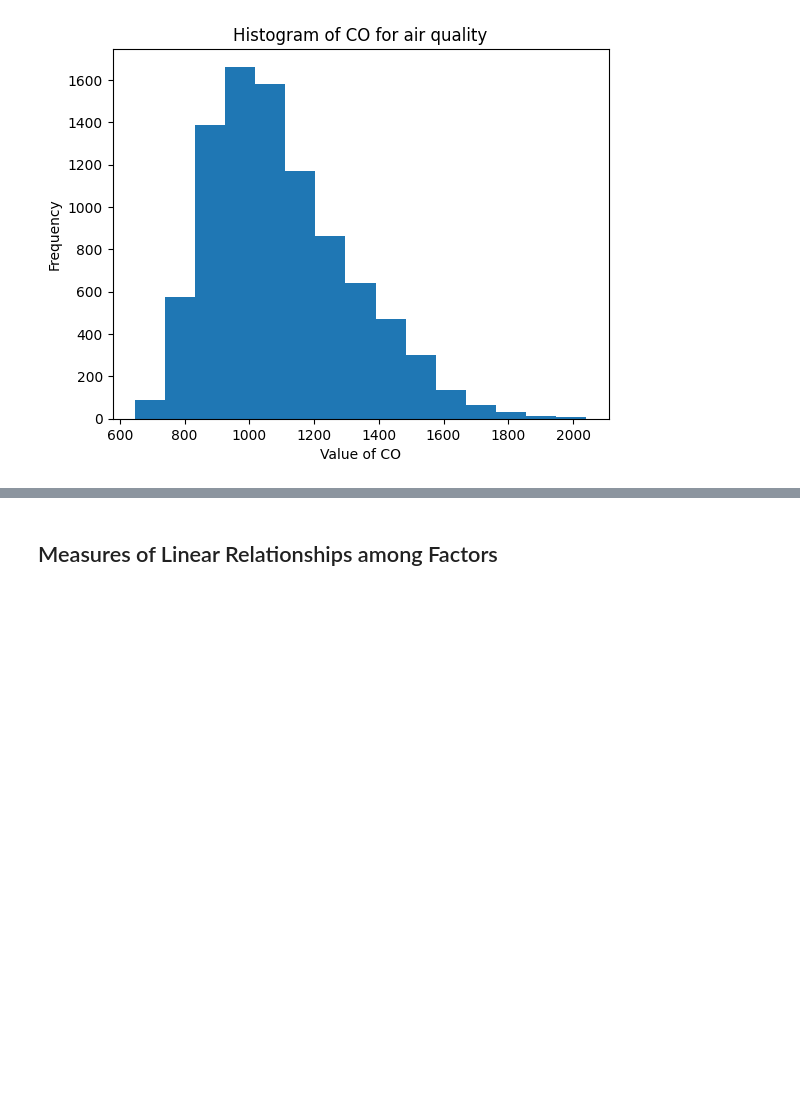
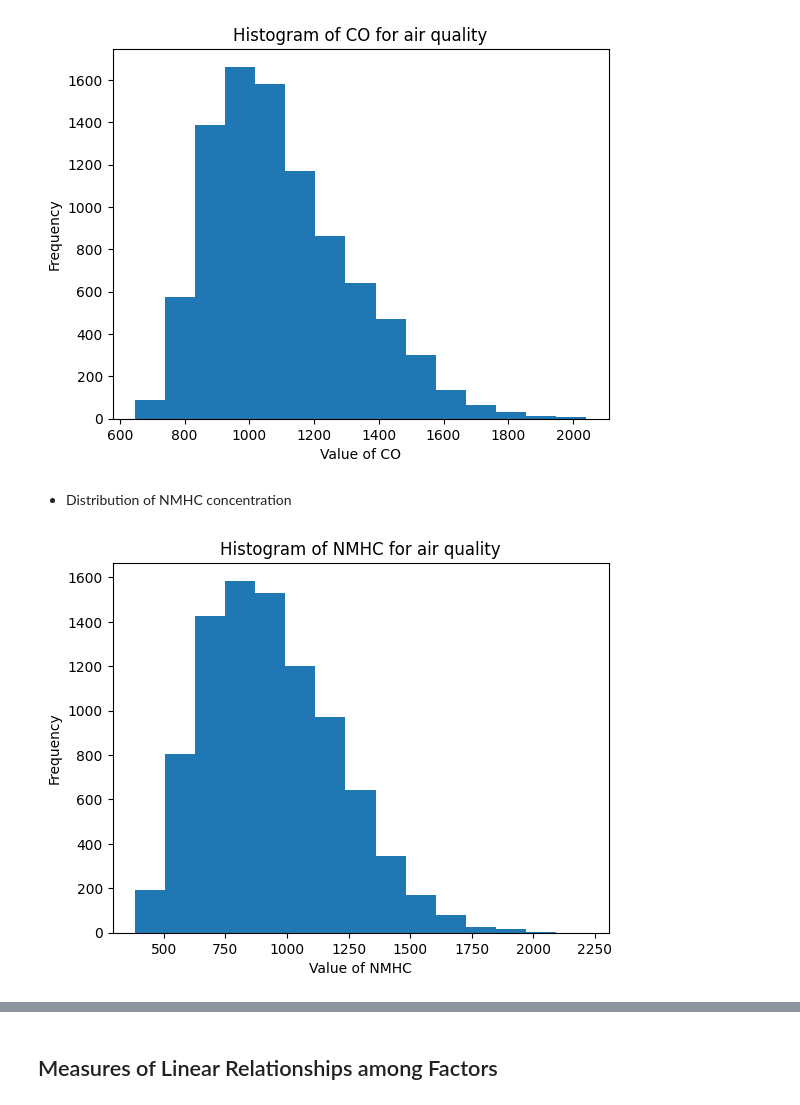
Before and after one commit to bingxiaochen/ST-554-Project1, a Jupyter notebook: Task2/Project1_Task2_Hui.ipynb, the cells around one changed output, grey strips where cells are left out. Saved outputs shown, nothing was run; the diff lists cells and outputs as text; code cells hidden in the pictures; blank space fills up the shorter version.

```diff
--- a/Task2/Project1_Task2_Hui.ipynb
+++ b/Task2/Project1_Task2_Hui.ipynb
@@ -234,3 +315,9 @@ plot_hist(X_df, "Ben", bins = 10)
 plot_hist(X_df, "CO", bins = 15 )
 # %% [output]
 [figure]
+# %% [markdown]
+- Distribution of NMHC concentration
+# %%
+plot_hist(X_df, "NMHC", bins = 15)
+# %% [output]
+[figure, added]
```
Also changed, not shown: parts of 34 cells of this notebook.
